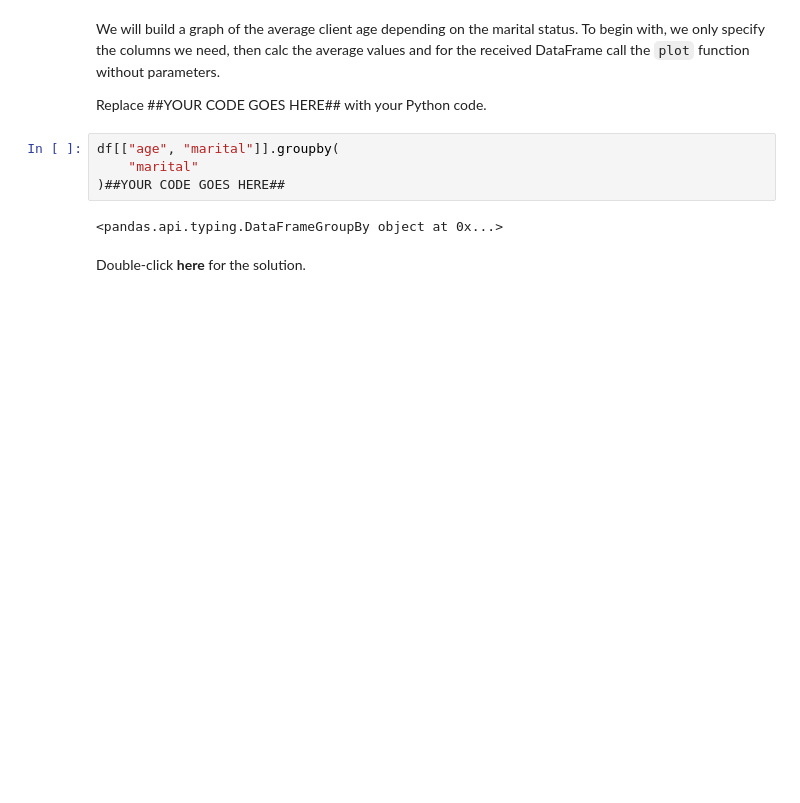
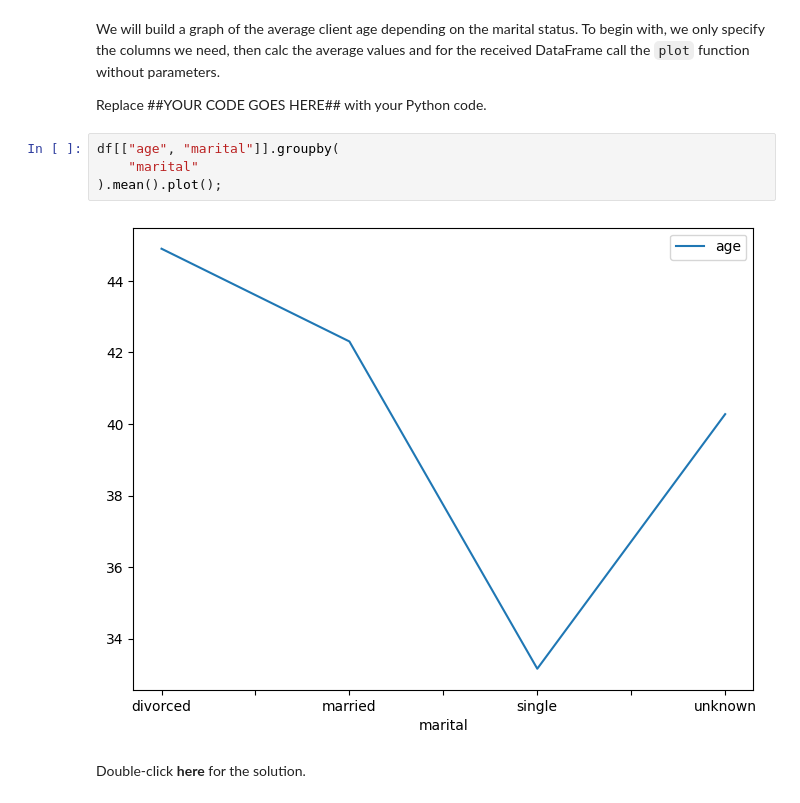
Before and after one commit to ledidk/data_analysis_in_banking, a Jupyter notebook: VDA_Banking_L2.ipynb, the cells around one changed output. Saved outputs shown, nothing was run; the diff lists cells and outputs as text; blank space fills up the shorter version.

Commit message:
plot vis

```diff
--- a/VDA_Banking_L2.ipynb
+++ b/VDA_Banking_L2.ipynb
@@ -221,9 +221,9 @@ Replace ##YOUR CODE GOES HERE## with your Python code.
 # %%
 df[["age", "marital"]].groupby(
     "marital"
-)##YOUR CODE GOES HERE##
+).mean().plot();
 # %% [output]
-<pandas.api.typing.DataFrameGroupBy object at 0x...>
+[figure, added]
 # %% [markdown]
 Double-click **here** for the solution.
 
```
